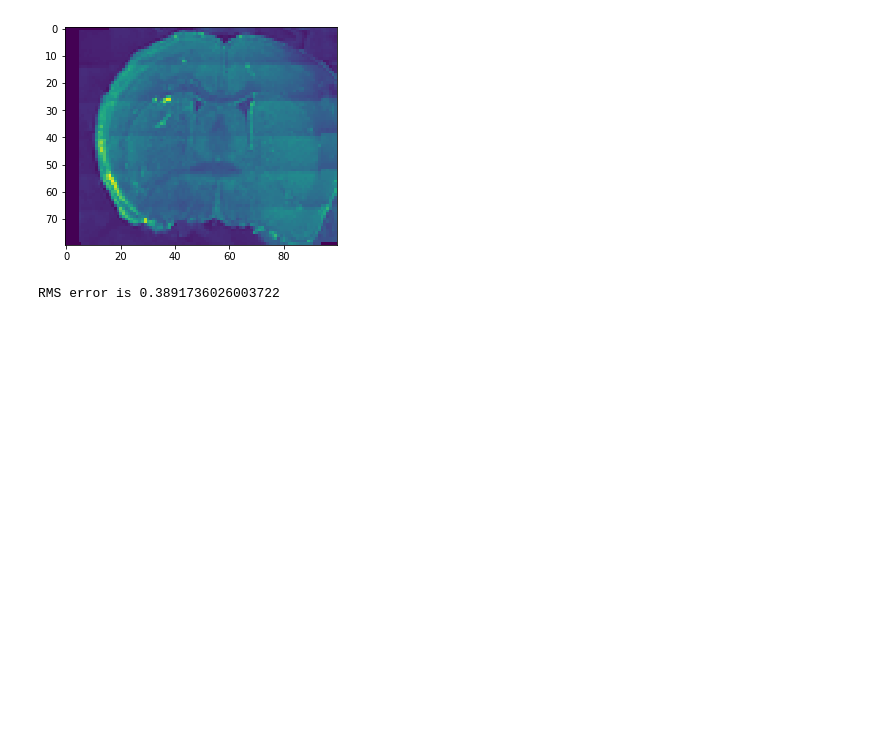
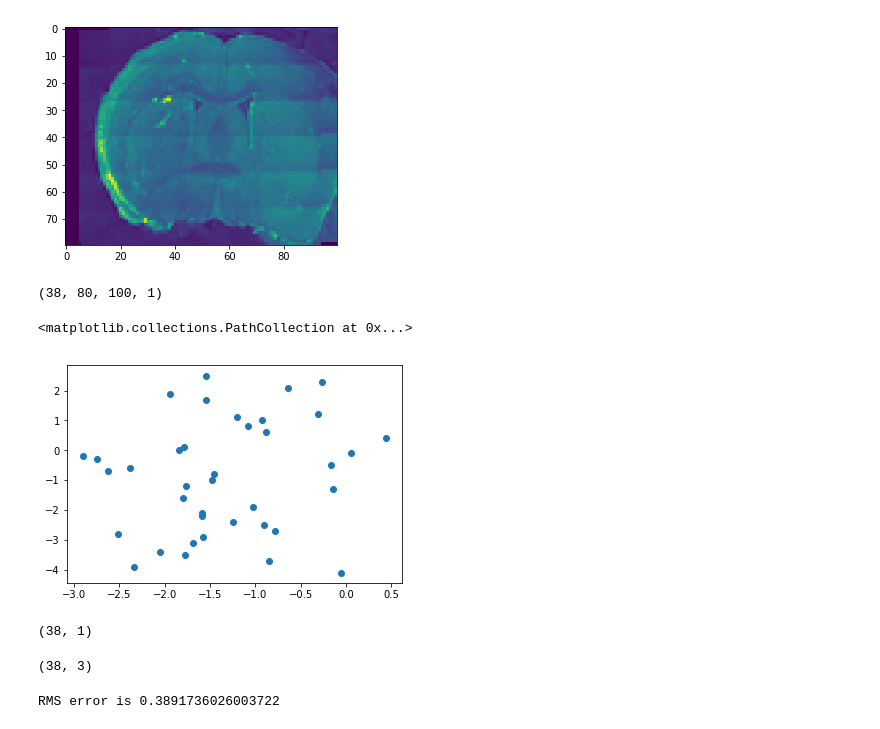
Before and after one commit to lmn93beo/brain-registration, a Jupyter notebook: tflow_example.ipynb, the cells around one changed output. Cells and saved outputs as stored; diff of their text form; code cells hidden in the pictures; blank space fills up the shorter version.

```diff
--- a/tflow_example.ipynb
+++ b/tflow_example.ipynb
@@ -186,6 +241,25 @@ print('Coords = ', val_coords[id], ', predicted = ', prediction_val[id])
 # %% [output]
 Coords =  0.2 , predicted =  [0.3357767]
 [figure]
+# %%
+prediction_test = model.predict(all_images)
+# %%
+all_images.shape
+# %% [output]
+(38, 80, 100, 1)
+# %%
+plt.scatter(prediction_test, zcoords.AP)
+# %% [output]
+<matplotlib.collections.PathCollection at 0x...>
+[figure, added]
+# %%
+prediction_test.shape
+# %% [output]
+(38, 1)
+# %%
+zcoords.shape
+# %% [output]
+(38, 3)
 # %%
 prediction = model.predict(train_images)
 
```
Also changed, not shown: parts of 6 cells of this notebook.
